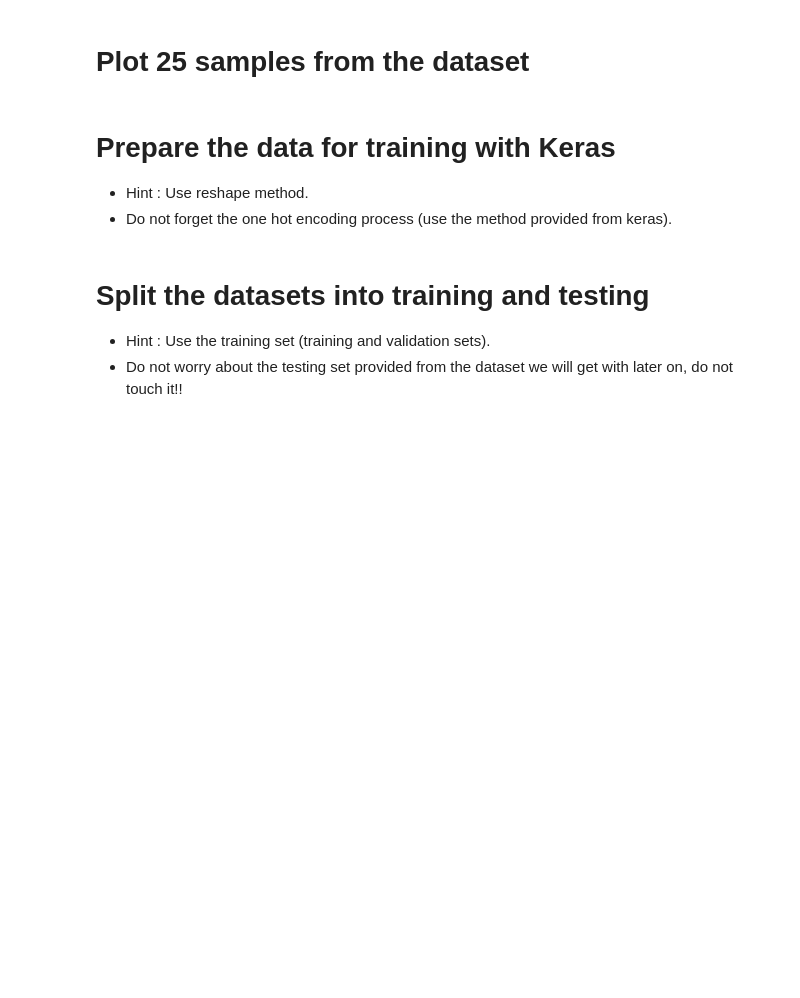
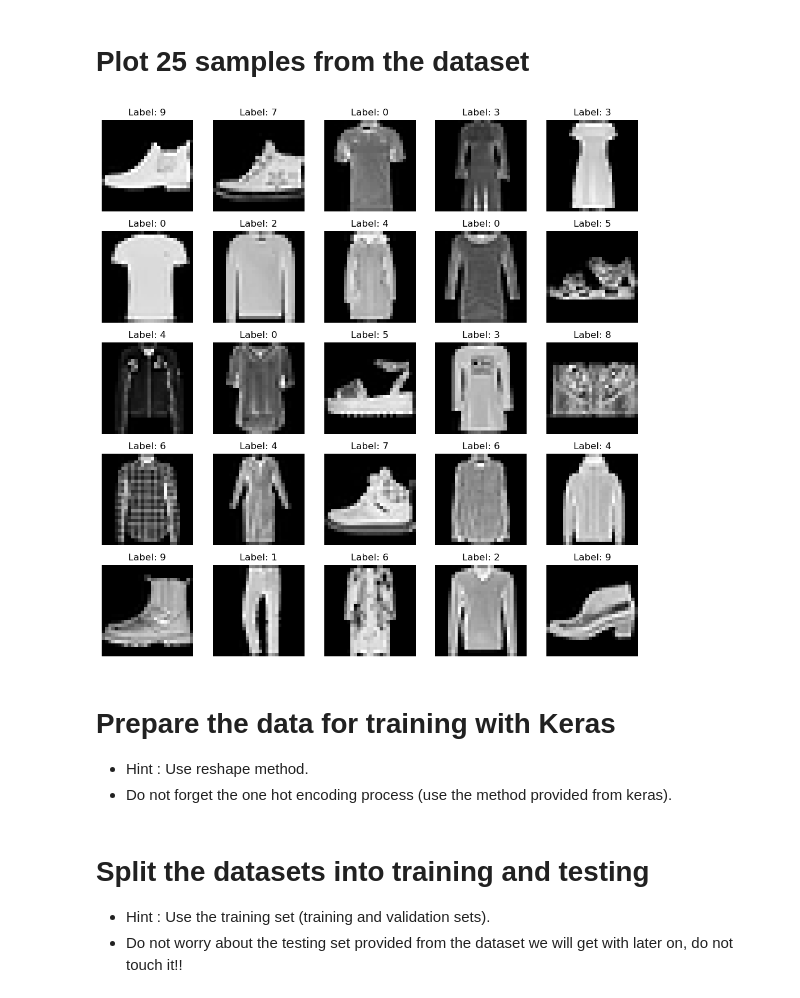
Before and after one commit to Tuwaiq-Data-Science-Bootcamp-V5/CNN_FashionMNIST, a Jupyter notebook: NeuralNetworks-Fashion.ipynb, the cells around one changed output. Drawn from its saved outputs; the diff is of its cells as text; code cells hidden in the pictures; blank space fills up the shorter version.

```diff
--- a/NeuralNetworks-Fashion.ipynb
+++ b/NeuralNetworks-Fashion.ipynb
@@ -6,3 +16,12 @@
 - Dataset provided from keras.
 - Print the number of training images and testing images.
 - Print the number of labels (unique).
+# %%
+df = tf.keras.datasets.fashion_mnist
+(train_images, train_labels), (test_images, test_labels) = df.load_data()
+
+print(f"Number of training images: {train_images.shape}")
+print(f"Number of testing images: {test_images.shape}")
+
+unique_labels = len(set(train_labels))
+print(f"Number of unique labels: {unique_labels}")
@@ -13,5 +67,20 @@
 # %% [markdown]
 # Plot 25 samples from the dataset
+# %%
+num_samples = 25
+indices = np.random.choice(train_images.shape[0], num_samples, replace=False)
+
+plt.figure(figsize=(10, 10))
+for i, index in enumerate(indices, 1):
+    plt.subplot(5, 5, i)
+    plt.imshow(train_images[index], cmap='gray')
+    plt.title(f"Label: {train_labels[index]}")
+    plt.axis('off')
+
+plt.tight_layout()
+plt.show()
+# %% [output]
+[figure, added]
 # %% [markdown]
 # Prepare the data for training with Keras
 
```
Also changed, not shown: parts of 7 cells of this notebook.
